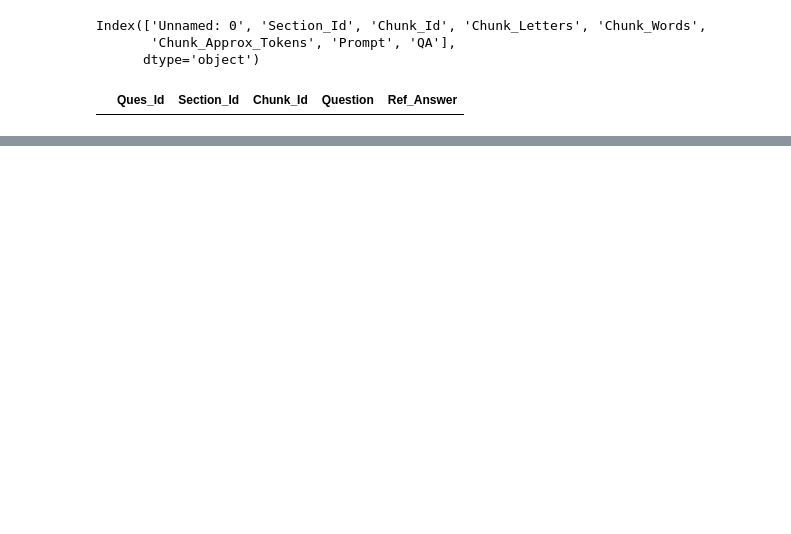
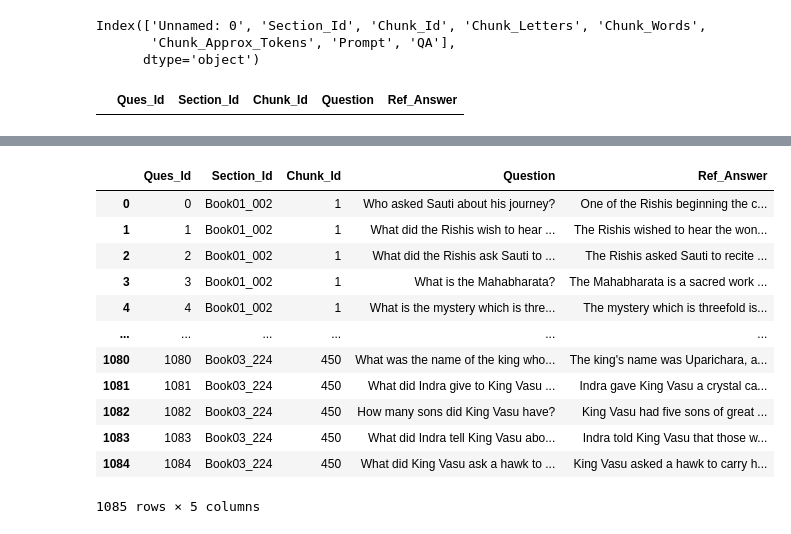
Before and after one commit to dasarpai/HBQA, a Jupyter notebook: 06-Create-QA-Dataset.ipynb, the cells around one changed output, grey strips where cells are left out. Saved outputs shown, nothing was run; the diff lists cells and outputs as text; code cells hidden in the pictures; blank space fills up the shorter version.

```diff
--- a/06-Create-QA-Dataset.ipynb
+++ b/06-Create-QA-Dataset.ipynb
@@ -29,8 +29,8 @@ Index(['Unnamed: 0', 'Section_Id', 'Chunk_Id', 'Chunk_Letters', 'Chunk_Words',
        'Chunk_Approx_Tokens', 'Prompt', 'QA'],
       dtype='object')
 # %%
-df_mahabharatQA = pd.DataFrame(columns=['Ques_Id','Section_Id', 'Chunk_Id', 'Question','Ref_Answer'])
-df_mahabharatQA
+df_hbqa_auto = pd.DataFrame(columns=['Ques_Id','Section_Id', 'Chunk_Id', 'Question','Ref_Answer'])
+df_hbqa_auto
 # %% [output]
 |  | Ques_Id | Section_Id | Chunk_Id | Question | Ref_Answer |
 # %%
@@ -55,7 +55,7 @@ for row in range(df_qa.shape[0]): # For dataset
             qa_row = rowid, df_qa.loc[row,'Section_Id'], df_qa.loc[row,'Chunk_Id'], ques, ans
             print(qa_row)
 
-            df_mahabharatQA.loc[rowid] = qa_row
+            df_hbqa_auto.loc[rowid] = qa_row
             rowid+=1
 # %% [output]
 (0, 'Book01_002', 1, 'Who asked Sauti about his journey?', 'One of the Rishis beginning the conversation asked him about his journey.')
@@ -94 +78,17 @@ df_mahabharatQA
+# %%
+df_hbqa_auto
+# %% [output]
+|  | Ques_Id | Section_Id | Chunk_Id | Question | Ref_Answer |
+| 0 | 0 | Book01_002 | 1 | Who asked Sauti about his journey? | One of the Rishis beginning the c... |
+| 1 | 1 | Book01_002 | 1 | What did the Rishis wish to hear ... | The Rishis wished to hear the won... |
+| 2 | 2 | Book01_002 | 1 | What did the Rishis ask Sauti to ... | The Rishis asked Sauti to recite ... |
+| 3 | 3 | Book01_002 | 1 | What is the Mahabharata? | The Mahabharata is a sacred work ... |
+| 4 | 4 | Book01_002 | 1 | What is the mystery which is thre... | The mystery which is threefold is... |
+| ... | ... | ... | ... | ... | ... |
+| 1080 | 1080 | Book03_224 | 450 | What was the name of the king who... | The king's name was Uparichara, a... |
+| 1081 | 1081 | Book03_224 | 450 | What did Indra give to King Vasu ... | Indra gave King Vasu a crystal ca... |
+| 1082 | 1082 | Book03_224 | 450 | How many sons did King Vasu have? | King Vasu had five sons of great ... |
+| 1083 | 1083 | Book03_224 | 450 | What did Indra tell King Vasu abo... | Indra told King Vasu that those w... |
+| 1084 | 1084 | Book03_224 | 450 | What did King Vasu ask a hawk to ... | King Vasu asked a hawk to carry h... |
+1085 rows × 5 columns
 # %%
```
Also changed, not shown: parts of 5 cells of this notebook, 2 other files.
